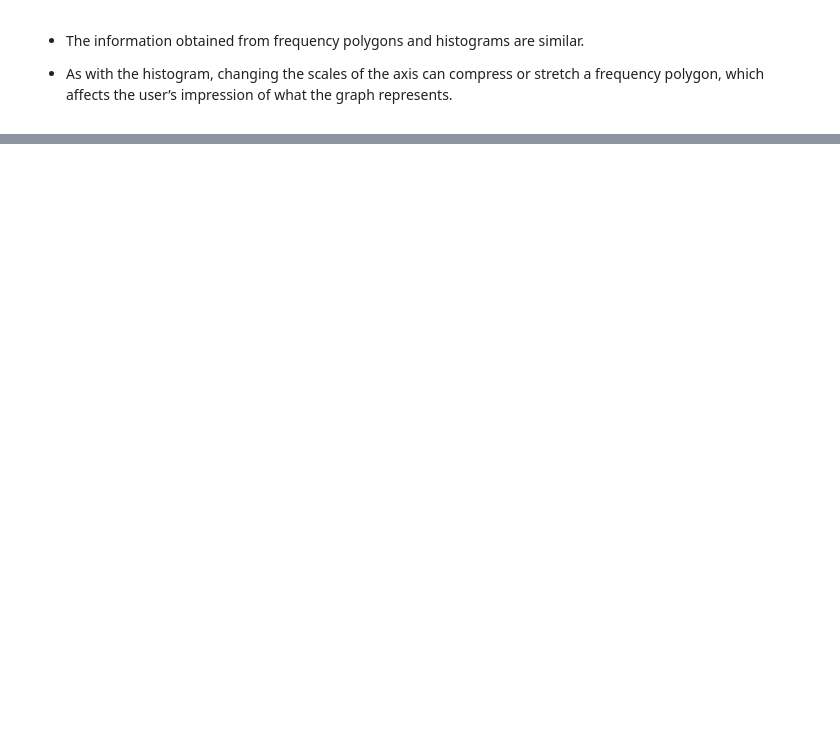
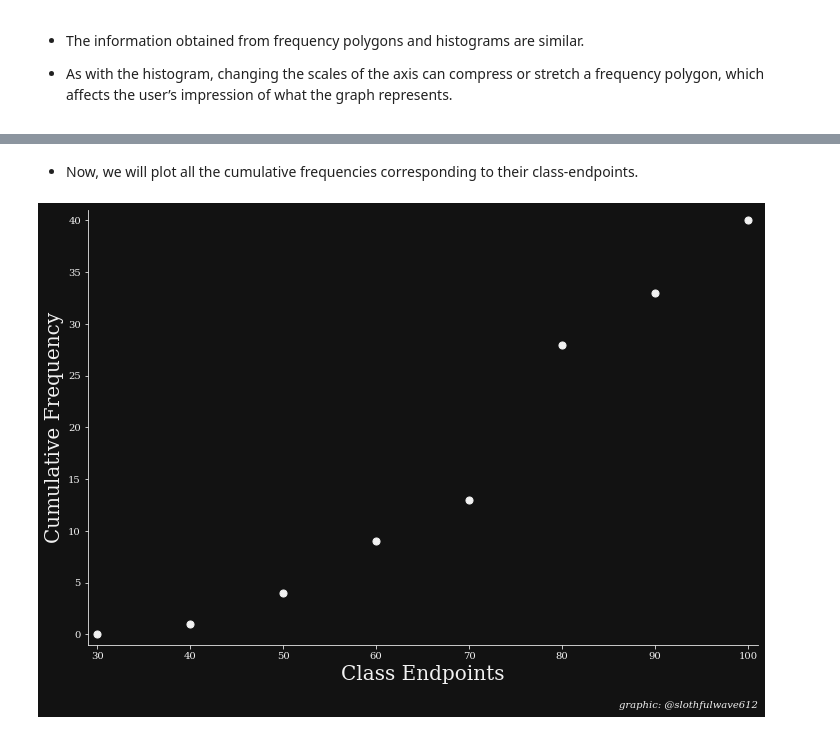
Before and after one commit to Slothfulwave612/Better-Stats-Than-Never, a Jupyter notebook: _notebooks/2021-01-13-Frequency-Polygons-And-Ogives.ipynb, the cells around one changed output, grey strips where cells are left out. Drawn from its saved outputs; the diff is of its cells as text; code cells hidden in the pictures; blank space fills up the shorter version.

```diff
--- a/_notebooks/2021-01-13-Frequency-Polygons-And-Ogives.ipynb
+++ b/_notebooks/2021-01-13-Frequency-Polygons-And-Ogives.ipynb
@@ -207,0 +276,16 @@ stretch a frequency polygon, which affects the user’s impression of what the g
+# %% [markdown]
+* Now, we will plot all the cumulative frequencies corresponding to their class-endpoints.
+# %%
+#collapse-hide
+# coordinates
+x_coord = np.arange(40,101,10)
+freq = np.array([1, 4, 9, 13, 28, 33, 40])
+
+# scatter the points
+ax.scatter(
+    x_coord, freq, s=50, zorder=2, color="#F2F2F2"
+)
+
+fig
+# %% [output]
+[figure, added]
```
Also changed, not shown: parts of 16 cells of this notebook, 1 other file.
